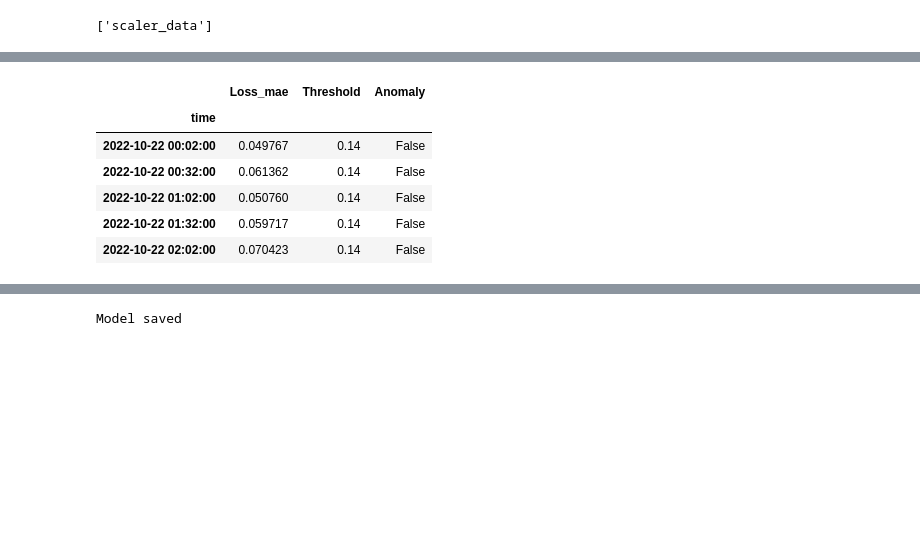
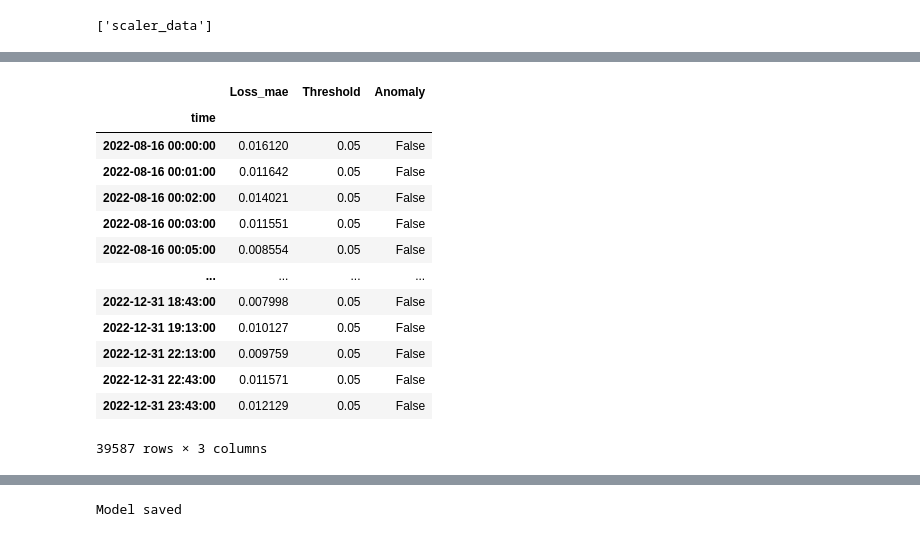
Before and after one commit to GoodAtGoogling/LSTM_beacon, a Jupyter notebook: lstm_jupyter.ipynb, the cells around one changed output, grey strips where cells are left out. Cells and saved outputs as stored; diff of their text form; code cells hidden in the pictures; blank space fills up the shorter version.

```diff
--- a/lstm_jupyter.ipynb
+++ b/lstm_jupyter.ipynb
@@ -22,6 +22,7 @@ tf.compat.v1.logging.set_verbosity(tf.compat.v1.logging.ERROR)
 seed(10)
 tf.random.set_seed(10)
 # %%
-df=pd.read_csv("asystom_sign_prep2.csv", sep=";")
-df
+df= pd.read_csv("AQI_Signature.csv", sep=";")
+df2=pd.read_csv("AQI_Signature_val.csv", sep=";")
+df.head()
 # %% [output]
@@ -40,0 +36,3 @@ df
+# %%
+df = df[df["device"]=="00-04-a3-0b-00-e9-65-d4"]
+df2 = df2[df2["device"]=="00-04-a3-0b-00-e9-65-d4"]
@@ -65,0 +75,3 @@ df
+# %%
+df=df.drop(columns=["name","device","mileage","vibra_custom","s_00","s_01","s_02","s_03","s_04","s_05","s_06","s_07","s_08","s_09","s_10","s_11","s_12","s_13","s_14","s_15","s_16","s_17","s_18","s_19"])
+df2=df2.drop(columns=["name","device","mileage","vibra_custom","s_00","s_01","s_02","s_03","s_04","s_05","s_06","s_07","s_08","s_09","s_10","s_11","s_12","s_13","s_14","s_15","s_16","s_17","s_18","s_19"])
@@ -66,6 +97,6 @@ df
 # %%
-train = df.loc[df.index < '2022-10-22']
-test = df.loc[df.index >= '2022-10-22']
+train = df.loc[df.index < '2022-08-16']
+test = df.loc[df.index >= '2022-08-16']
 
 print("Training dataset shape:", train.shape)
 print("Test dataset shape:", test.shape)
@@ -190,7 +218,7 @@ X_pred.index = test.index
 scored = pd.DataFrame(index=test.index)
 Xtest = X_test.reshape(X_test.shape[0], X_test.shape[2])
 scored['Loss_mae'] = np.mean(np.abs(X_pred-Xtest), axis = 1)
-scored['Threshold'] = 0.14
+scored['Threshold'] = 0.05
 scored['Anomaly'] = scored['Loss_mae'] > scored['Threshold']
-scored.head()
+scored
 # %% [output]
@@ -198,10 +226,17 @@ scored.head()
 |  | Loss_mae | Threshold | Anomaly |
 | time |  |  |  |
-| 2022-10-22 00:02:00 | 0.049767 | 0.14 | False |
-| 2022-10-22 00:32:00 | 0.061362 | 0.14 | False |
-| 2022-10-22 01:02:00 | 0.050760 | 0.14 | False |
-| 2022-10-22 01:32:00 | 0.059717 | 0.14 | False |
-| 2022-10-22 02:02:00 | 0.070423 | 0.14 | False |
+| 2022-08-16 00:00:00 | 0.016120 | 0.05 | False |
+| 2022-08-16 00:01:00 | 0.011642 | 0.05 | False |
+| 2022-08-16 00:02:00 | 0.014021 | 0.05 | False |
+| 2022-08-16 00:03:00 | 0.011551 | 0.05 | False |
+| 2022-08-16 00:05:00 | 0.008554 | 0.05 | False |
+| ... | ... | ... | ... |
+| 2022-12-31 18:43:00 | 0.007998 | 0.05 | False |
+| 2022-12-31 19:13:00 | 0.010127 | 0.05 | False |
+| 2022-12-31 22:13:00 | 0.009759 | 0.05 | False |
+| 2022-12-31 22:43:00 | 0.011571 | 0.05 | False |
+| 2022-12-31 23:43:00 | 0.012129 | 0.05 | False |
+39587 rows × 3 columns
 # %%
 X_pred_train = model.predict(X_train)
 X_pred_train = X_pred_train.reshape(X_pred_train.shape[0], X_pred_train.shape[2])
```
Also changed, not shown: parts of 15 cells of this notebook, 11 other files.
